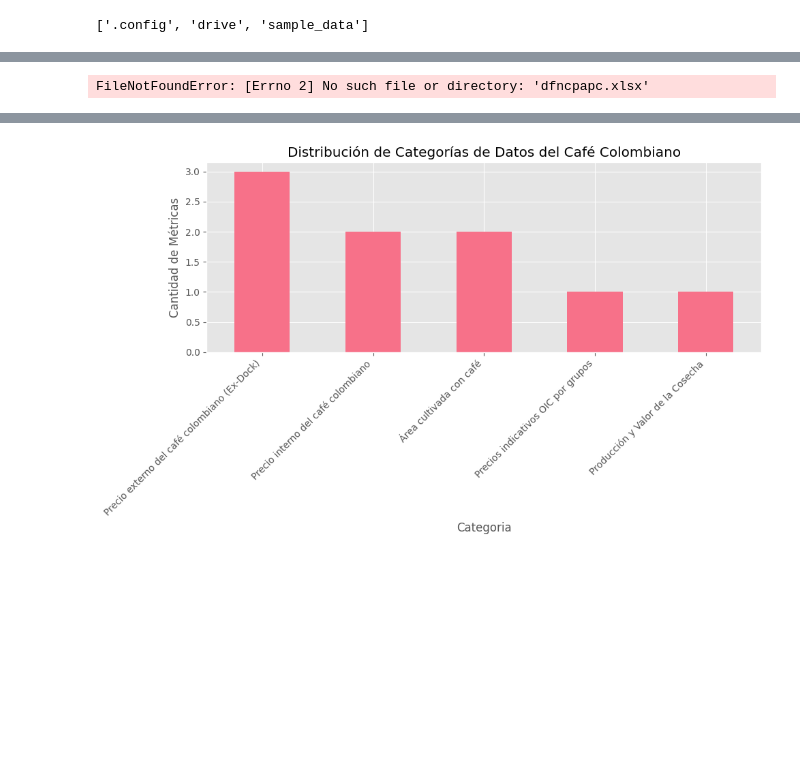
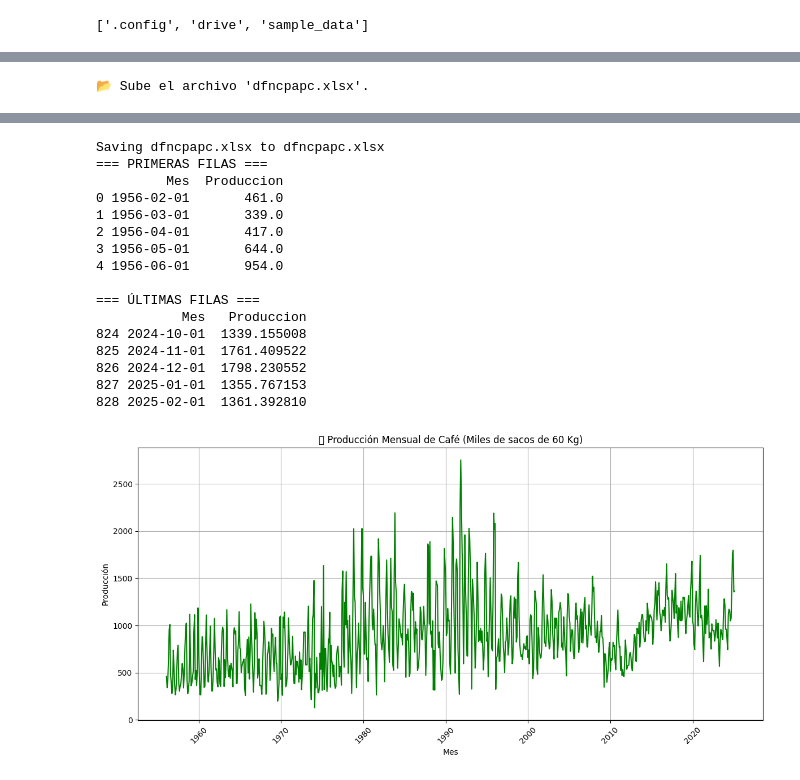
Before and after one commit to mauricioquezada/INERNADERO, a Jupyter notebook: DFNC.ipynb, the cells around one changed output, grey strips where cells are left out. Saved outputs shown, nothing was run; the diff lists cells and outputs as text; code cells hidden in the pictures; blank space fills up the shorter version.

Commit message:
Se creó con Colab

```diff
--- a/DFNC.ipynb
+++ b/DFNC.ipynb
@@ -282,35 +327,42 @@ print(os.listdir())
 # %%
 import pandas as pd
 import matplotlib.pyplot as plt
+import os
 
-# 1. Cargar los datos correctamente
+# 1️⃣ Verificar si el archivo está disponible
 file_path = "dfncpapc.xlsx"
+
+if file_path not in os.listdir():
+    from google.colab import files
+    print("📂 Sube el archivo 'dfncpapc.xlsx'.")
+    uploaded = files.upload()  # Abre una ventana para subir el archivo
+
+# 2️⃣ Cargar los datos correctamente
 df = pd.read_excel(file_path,
-                  sheet_name="9. Producción mensual",
-                  skiprows=7,  # Saltar las filas de encabezado
-                  header=None,
-                  usecols=[3, 4])
+                   sheet_name="9. Producción mensual",
+                   skiprows=7,  # Omitir filas no necesarias
+                   header=None,  # No hay encabezados definidos
+                   usecols=[3, 4])  # Seleccionar solo las columnas deseadas
 
-
-# 2. Asignar nombres a las columnas
+# 3️⃣ Asignar nombres a las columnas
 df.columns = ['Mes', 'Produccion']
 
+# 4️⃣ Limpiar los datos
+df['Mes'] = pd.to_datetime(df['Mes'], errors='coerce')  # Convertir a formato fecha
+df['Produccion'] = pd.to_numeric(df['Produccion'], errors='coerce')  # Convertir a número
+df_clean = df.dropna()  # Eliminar filas con datos faltantes
 
-# 3. Limpieza de datos
-df['Mes'] = pd.to_datetime(df['Mes'], errors='coerce')
-df['Produccion'] = pd.to_numeric(df['Produccion'], errors='coerce')
-df_clean = df.dropna()
-
-# 4. Verificación
+# 5️⃣ Verificar los datos
 print("=== PRIMERAS FILAS ===")
 print(df_clean.head())
+
 print("\n=== ÚLTIMAS FILAS ===")
 print(df_clean.tail())
 
-# 5. Gráfico de producción
+# 6️⃣ Graficar los datos
 plt.figure(figsize=(12, 6))
 plt.plot(df_clean['Mes'], df_clean['Produccion'], 'g-', linewidth=1.5)
-plt.title("Producción Mensual de Café (Miles de sacos de 60 Kg)")
+plt.title("📈 Producción Mensual de Café (Miles de sacos de 60 Kg)")
 plt.xlabel("Mes")
 plt.ylabel("Producción")
 plt.grid(True)
@@ -318,4 +370,4 @@ plt.xticks(rotation=45)
 plt.tight_layout()
 plt.show()
 # %% [output]
-FileNotFoundError: [Errno 2] No such file or directory: 'dfncpapc.xlsx'
+📂 Sube el archivo 'dfncpapc.xlsx'.
@@ -322,24 +375,17 @@ FileNotFoundError: [Errno 2] No such file or directory: 'dfncpapc.xlsx'
+Saving dfncpapc.xlsx to dfncpapc.xlsx
+=== PRIMERAS FILAS ===
+         Mes  Produccion
+0 1956-02-01       461.0
+1 1956-03-01       339.0
+2 1956-04-01       417.0
+3 1956-05-01       644.0
+4 1956-06-01       954.0
+
+=== ÚLTIMAS FILAS ===
+           Mes   Produccion
+824 2024-10-01  1339.155008
+825 2024-11-01  1761.409522
+826 2024-12-01  1798.230552
+827 2025-01-01  1355.767153
+828 2025-02-01  1361.392810
+[figure, added]
-# %%
-from collections import Counter
-
-# Unir todas las descripciones
-all_text = ' '.join(organized_df['Descripcion'].astype(str))
-
-# Contar palabras importantes
-words = [word for word in all_text.lower().split() if len(word) > 4 and word not in ['precio', 'café']]
-word_counts = Counter(words)
-
-# Mostrar las 10 palabras más comunes
-word_counts.most_common(10)
-category_counts = organized_df['Categoria'].value_counts()
-
-# Gráfico de barras
-plt.figure(figsize=(10, 6))
-category_counts.plot(kind='bar')
-plt.title('Distribución de Categorías de Datos del Café Colombiano')
-plt.ylabel('Cantidad de Métricas')
-plt.xticks(rotation=45, ha='right')
-plt.tight_layout()
-plt.show()
-# %% [output]
-[figure, removed]
```
Also changed, not shown: parts of 14 cells of this notebook.
